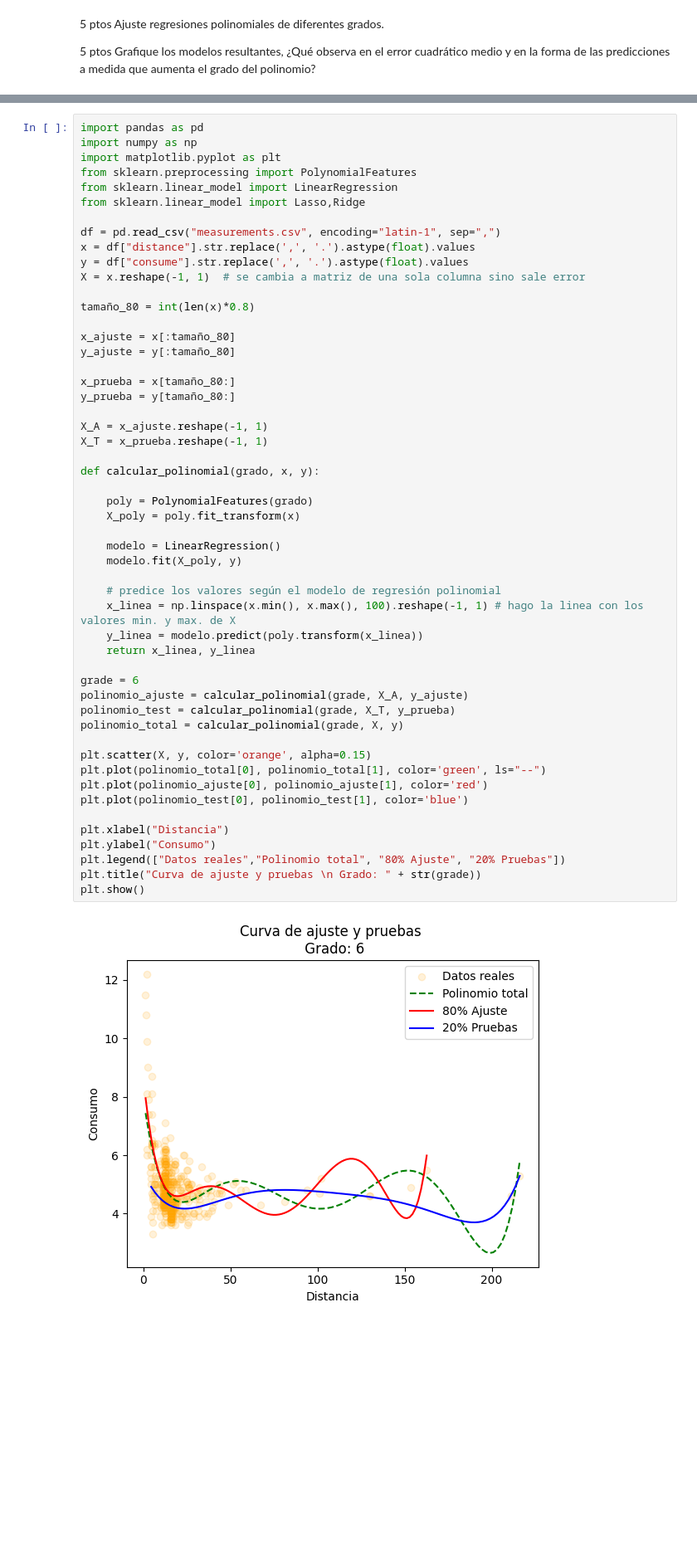
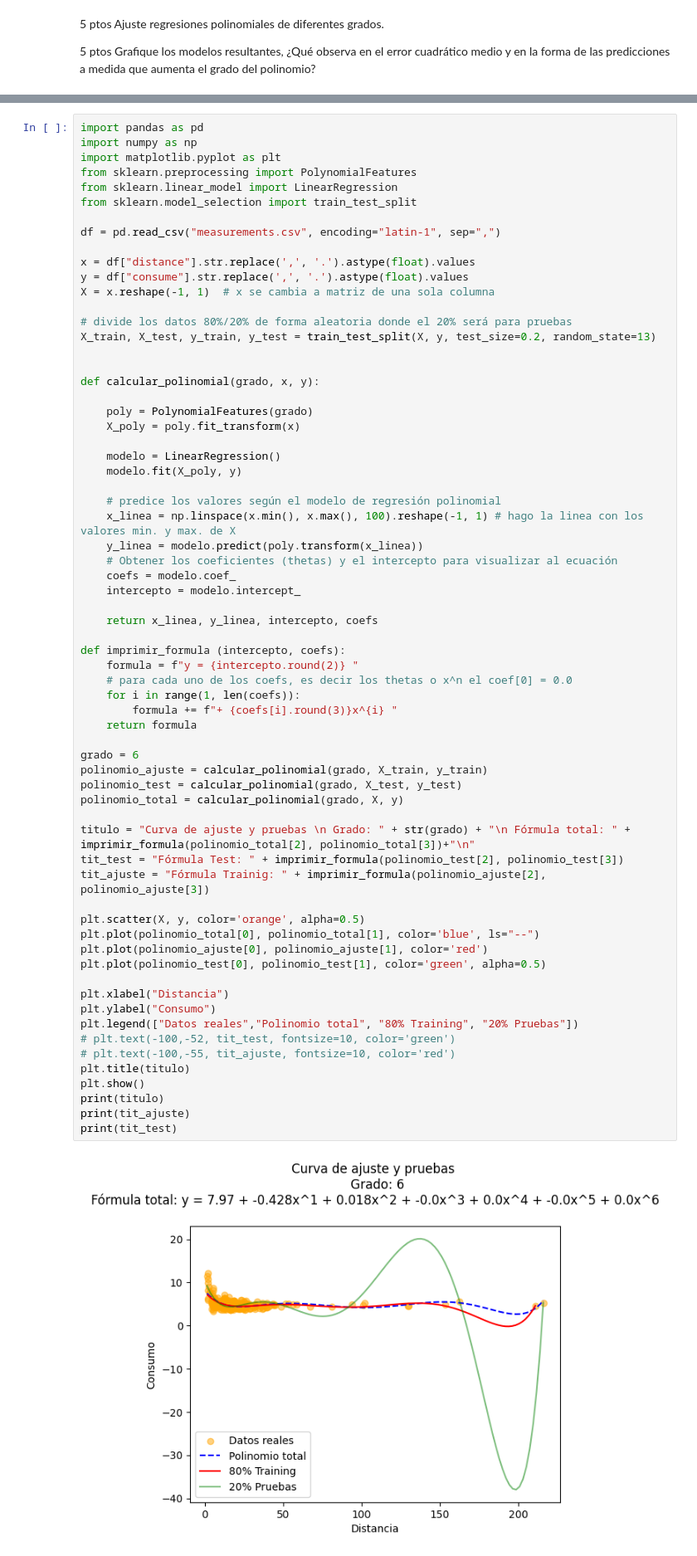
Before and after one commit to doritak/Machine-Learning, a Jupyter notebook: Actividad 2/actividad2.ipynb, the cells around one changed output, grey strips where cells are left out. Shown at 83% size. Drawn from its saved outputs; the diff is of its cells as text; blank space fills up the shorter version.

```diff
--- a/Actividad 2/actividad2.ipynb
+++ b/Actividad 2/actividad2.ipynb
@@ -311,52 +317,66 @@ import pandas as pd
 import numpy as np
 import matplotlib.pyplot as plt
 from sklearn.preprocessing import PolynomialFeatures
 from sklearn.linear_model import LinearRegression
-from sklearn.linear_model import Lasso,Ridge
+from sklearn.model_selection import train_test_split
 
 df = pd.read_csv("measurements.csv", encoding="latin-1", sep=",")
+
 x = df["distance"].str.replace(',', '.').astype(float).values
 y = df["consume"].str.replace(',', '.').astype(float).values
-X = x.reshape(-1, 1)  # se cambia a matriz de una sola columna sino sale error
+X = x.reshape(-1, 1)  # x se cambia a matriz de una sola columna
 
-tamaño_80 = int(len(x)*0.8)
+# divide los datos 80%/20% de forma aleatoria donde el 20% será para pruebas
+X_train, X_test, y_train, y_test = train_test_split(X, y, test_size=0.2, random_state=13)
 
-x_ajuste = x[:tamaño_80]
-y_ajuste = y[:tamaño_80]
-
-x_prueba = x[tamaño_80:]
-y_prueba = y[tamaño_80:]
-
-X_A = x_ajuste.reshape(-1, 1)
-X_T = x_prueba.reshape(-1, 1)
 
 def calcular_polinomial(grado, x, y):
 
     poly = PolynomialFeatures(grado)
     X_poly = poly.fit_transform(x)
 
     modelo = LinearRegression()
     modelo.fit(X_poly, y)
 
     # predice los valores según el modelo de regresión polinomial
     x_linea = np.linspace(x.min(), x.max(), 100).reshape(-1, 1) # hago la linea con los valores min. y max. de X
     y_linea = modelo.predict(poly.transform(x_linea))
-    return x_linea, y_linea
+    # Obtener los coeficientes (thetas) y el intercepto para visualizar al ecuación
+    coefs = modelo.coef_
+    intercepto = modelo.intercept_
 
-grade = 6
-polinomio_ajuste = calcular_polinomial(grade, X_A, y_ajuste)
-polinomio_test = calcular_polinomial(grade, X_T, y_prueba)
-polinomio_total = calcular_polinomial(grade, X, y)
+    return x_linea, y_linea, intercepto, coefs
 
-plt.scatter(X, y, color='orange', alpha=0.15)
-plt.plot(polinomio_total[0], polinomio_total[1], color='green', ls="--")
+def imprimir_formula (intercepto, coefs):
+    formula = f"y = {intercepto.round(2)} "
+    # para cada uno de los coefs, es decir los thetas o x^n el coef[0] = 0.0
+    for i in range(1, len(coefs)):
+        formula += f"+ {coefs[i].round(3)}x^{i} "
+    return formula
+
+grado = 6
+polinomio_ajuste = calcular_polinomial(grado, X_train, y_train)
+polinomio_test = calcular_polinomial(grado, X_test, y_test)
+polinomio_total = calcular_polinomial(grado, X, y)
+
+titulo = "Curva de ajuste y pruebas \n Grado: " + str(grado) + "\n Fórmula total: " + imprimir_formula(polinomio_total[2], polinomio_total[3])+"\n"
+tit_test = "Fórmula Test: " + imprimir_formula(polinomio_test[2], polinomio_test[3])
+tit_ajuste = "Fórmula Trainig: " + imprimir_formula(polinomio_ajuste[2], polinomio_ajuste[3])
+
+plt.scatter(X, y, color='orange', alpha=0.5)
+plt.plot(polinomio_total[0], polinomio_total[1], color='blue', ls="--")
 plt.plot(polinomio_ajuste[0], polinomio_ajuste[1], color='red')
-plt.plot(polinomio_test[0], polinomio_test[1], color='blue')
+plt.plot(polinomio_test[0], polinomio_test[1], color='green', alpha=0.5)
 
 plt.xlabel("Distancia")
 plt.ylabel("Consumo")
-plt.legend(["Datos reales","Polinomio total", "80% Ajuste", "20% Pruebas"])
-plt.title("Curva de ajuste y pruebas \n Grado: " + str(grade))
+plt.legend(["Datos reales","Polinomio total", "80% Training", "20% Pruebas"])
+# plt.text(-100,-52, tit_test, fontsize=10, color='green')
+# plt.text(-100,-55, tit_ajuste, fontsize=10, color='red')
+plt.title(titulo)
 plt.show()
+print(titulo)
+print(tit_ajuste)
+print(tit_test)
 # %% [output]
-[figure, old version]
+[figure, new version]
```
Also changed, not shown: parts of 14 cells of this notebook, 1 other file.
